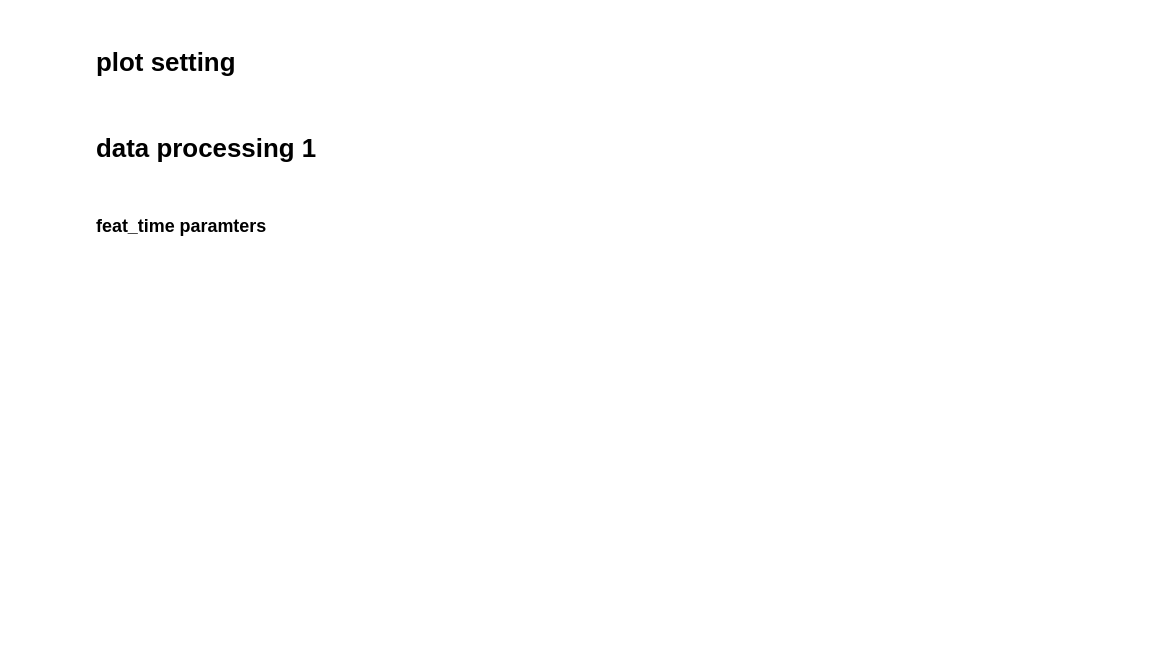
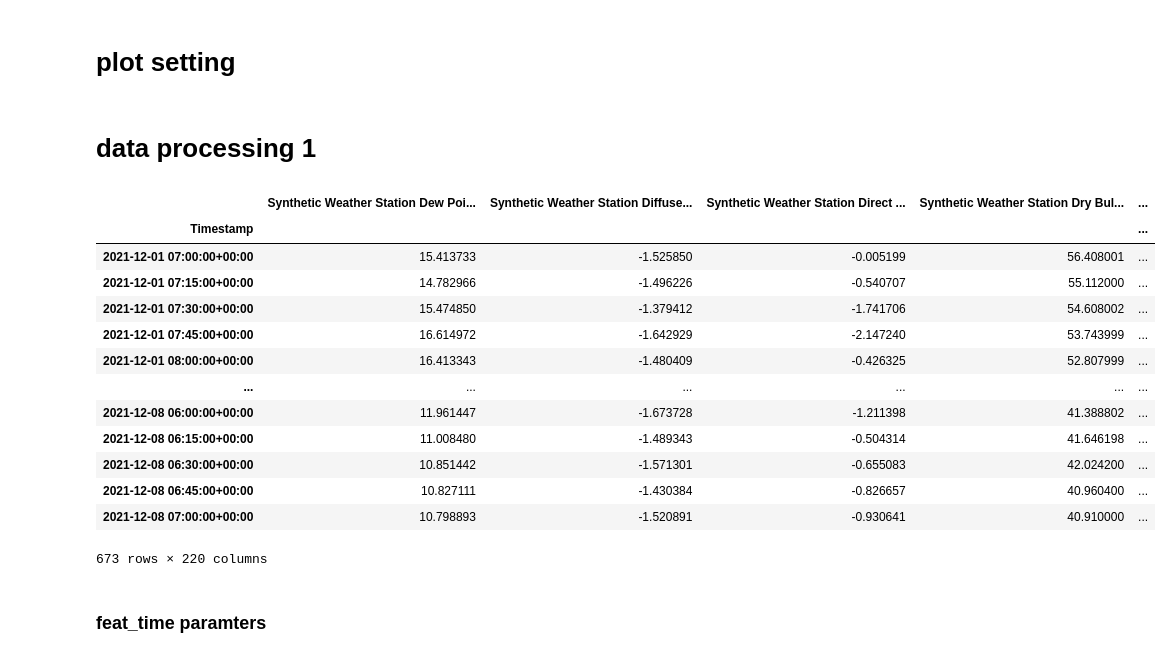
Before and after one commit to NREL/Wattile, a Jupyter notebook: notebooks/exploratory/configs_param_highlights.ipynb, the cells around one changed output. Cells and saved outputs as stored; diff of their text form; code cells hidden in the pictures; blank space fills up the shorter version.

```diff
--- a/notebooks/exploratory/configs_param_highlights.ipynb
+++ b/notebooks/exploratory/configs_param_highlights.ipynb
@@ -113,8 +146,26 @@ colorscale = ["rgb(238,221,136)","rgb(68,187,153)","rgb(153,221,255)","rgb(238,1
 # %%
 # Add time-based features
 data = add_processed_time_columns(data, configs)
 
+# Add statistics features
+data = resample_or_rolling_stats(data, configs)
+
 data
+# %% [output]
+|  | Synthetic Weather Station Dew Poi... | Synthetic Weather Station Diffuse... | Synthetic Weather Station Direct ... | Synthetic Weather Station Dry Bul... | ... |
+| Timestamp |  |  |  |  | ... |
+| 2021-12-01 07:00:00+00:00 | 15.413733 | -1.525850 | -0.005199 | 56.408001 | ... |
+| 2021-12-01 07:15:00+00:00 | 14.782966 | -1.496226 | -0.540707 | 55.112000 | ... |
+| 2021-12-01 07:30:00+00:00 | 15.474850 | -1.379412 | -1.741706 | 54.608002 | ... |
+| 2021-12-01 07:45:00+00:00 | 16.614972 | -1.642929 | -2.147240 | 53.743999 | ... |
+| 2021-12-01 08:00:00+00:00 | 16.413343 | -1.480409 | -0.426325 | 52.807999 | ... |
+| ... | ... | ... | ... | ... | ... |
+| 2021-12-08 06:00:00+00:00 | 11.961447 | -1.673728 | -1.211398 | 41.388802 | ... |
+| 2021-12-08 06:15:00+00:00 | 11.008480 | -1.489343 | -0.504314 | 41.646198 | ... |
+| 2021-12-08 06:30:00+00:00 | 10.851442 | -1.571301 | -0.655083 | 42.024200 | ... |
+| 2021-12-08 06:45:00+00:00 | 10.827111 | -1.430384 | -0.826657 | 40.960400 | ... |
+| 2021-12-08 07:00:00+00:00 | 10.798893 | -1.520891 | -0.930641 | 40.910000 | ... |
+673 rows × 220 columns
 # %% [markdown]
 ### feat_time paramters
 # %%
```
Also changed, not shown: parts of 6 cells of this notebook.
